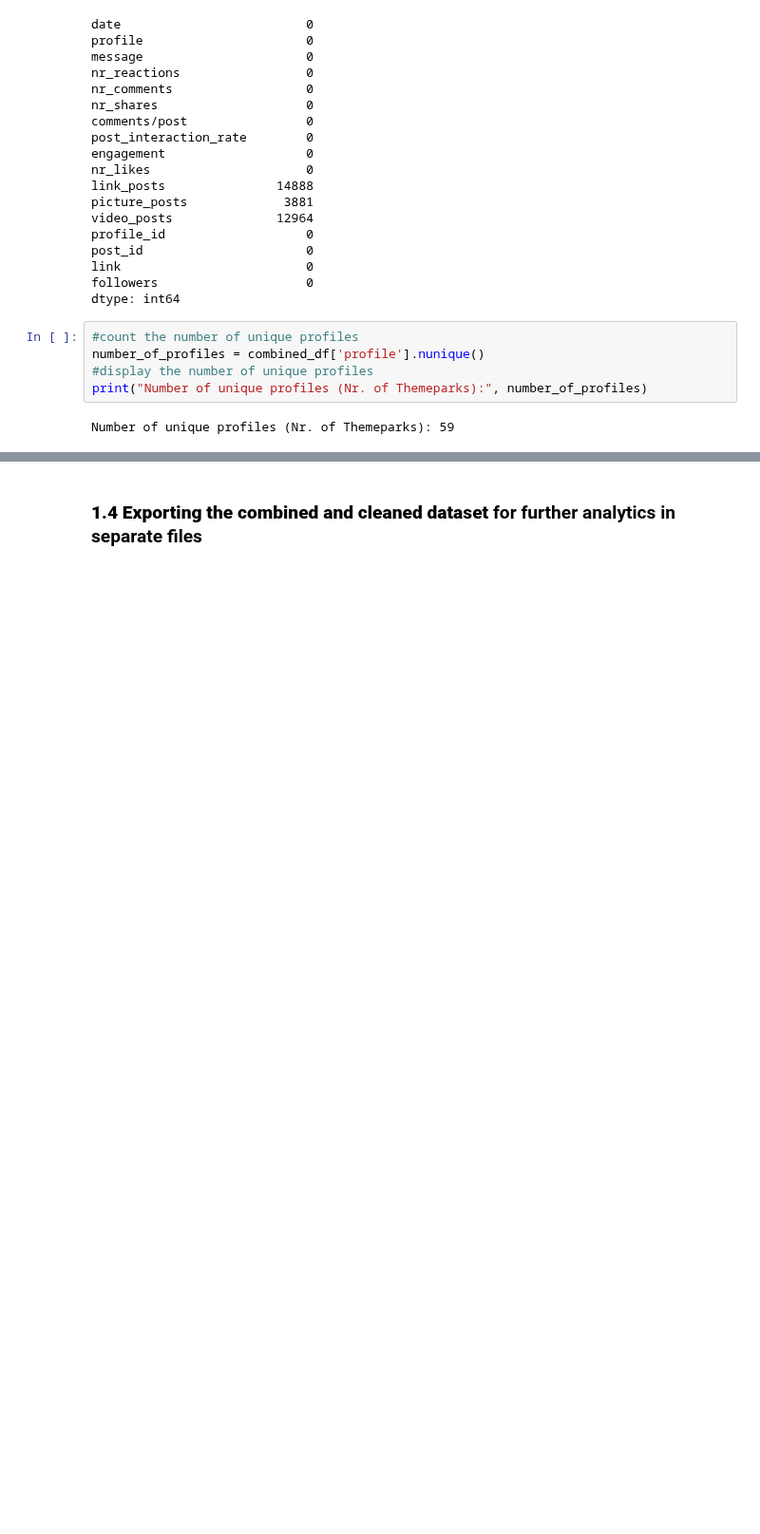
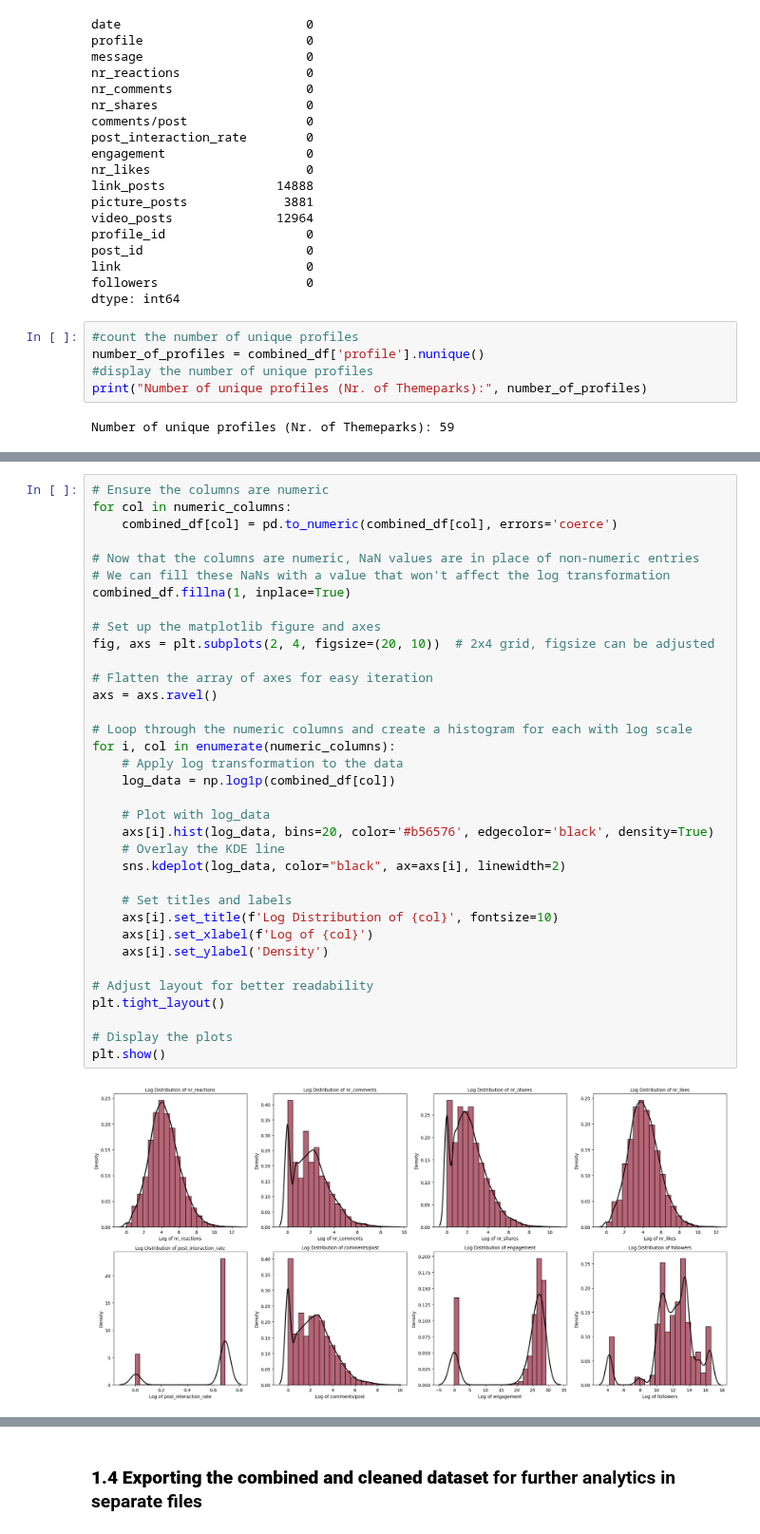
Before and after one commit to crlhbs/Group1_MarketingStrategy, a Jupyter notebook: Notebook_Themeparks_Group1.ipynb, the cells around one changed output, grey strips where cells are left out. Shown at 95% size. Drawn from its saved outputs; the diff is of its cells as text; blank space fills up the shorter version.

```diff
--- a/Notebook_Themeparks_Group1.ipynb
+++ b/Notebook_Themeparks_Group1.ipynb
@@ -261,0 +305,37 @@ plt.show()
+# %%
+# Ensure the columns are numeric
+for col in numeric_columns:
+    combined_df[col] = pd.to_numeric(combined_df[col], errors='coerce')
+
+# Now that the columns are numeric, NaN values are in place of non-numeric entries
+# We can fill these NaNs with a value that won't affect the log transformation
+combined_df.fillna(1, inplace=True)
+
+# Set up the matplotlib figure and axes
+fig, axs = plt.subplots(2, 4, figsize=(20, 10))  # 2x4 grid, figsize can be adjusted
+
+# Flatten the array of axes for easy iteration
+axs = axs.ravel()
+
+# Loop through the numeric columns and create a histogram for each with log scale
+for i, col in enumerate(numeric_columns):
+    # Apply log transformation to the data
+    log_data = np.log1p(combined_df[col])
+
+    # Plot with log_data
+    axs[i].hist(log_data, bins=20, color='#b56576', edgecolor='black', density=True)
+    # Overlay the KDE line
+    sns.kdeplot(log_data, color="black", ax=axs[i], linewidth=2)
+
+    # Set titles and labels
+    axs[i].set_title(f'Log Distribution of {col}', fontsize=10)
+    axs[i].set_xlabel(f'Log of {col}')
+    axs[i].set_ylabel('Density')
+
+# Adjust layout for better readability
+plt.tight_layout()
+
+# Display the plots
+plt.show()
+# %% [output]
+[figure, added]
```
Also changed, not shown: parts of 16 cells of this notebook, 1 other file.
